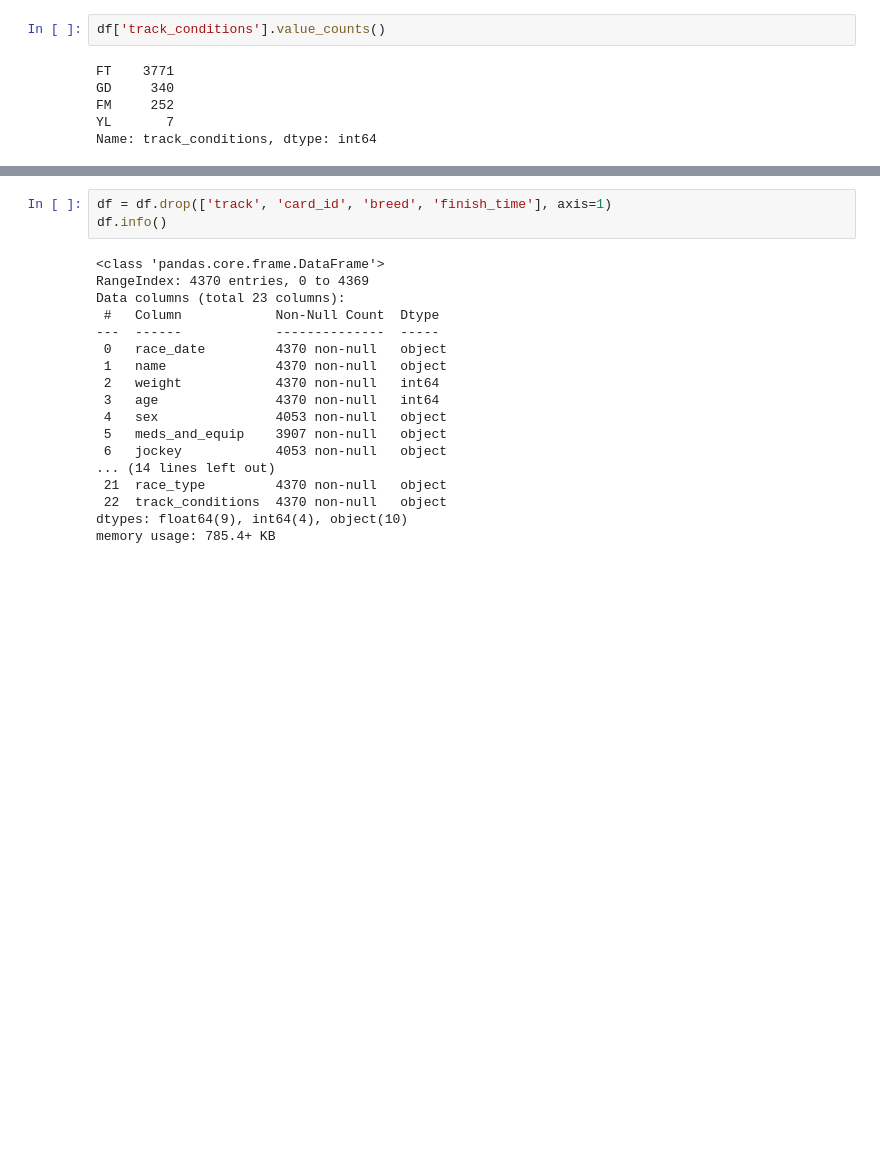
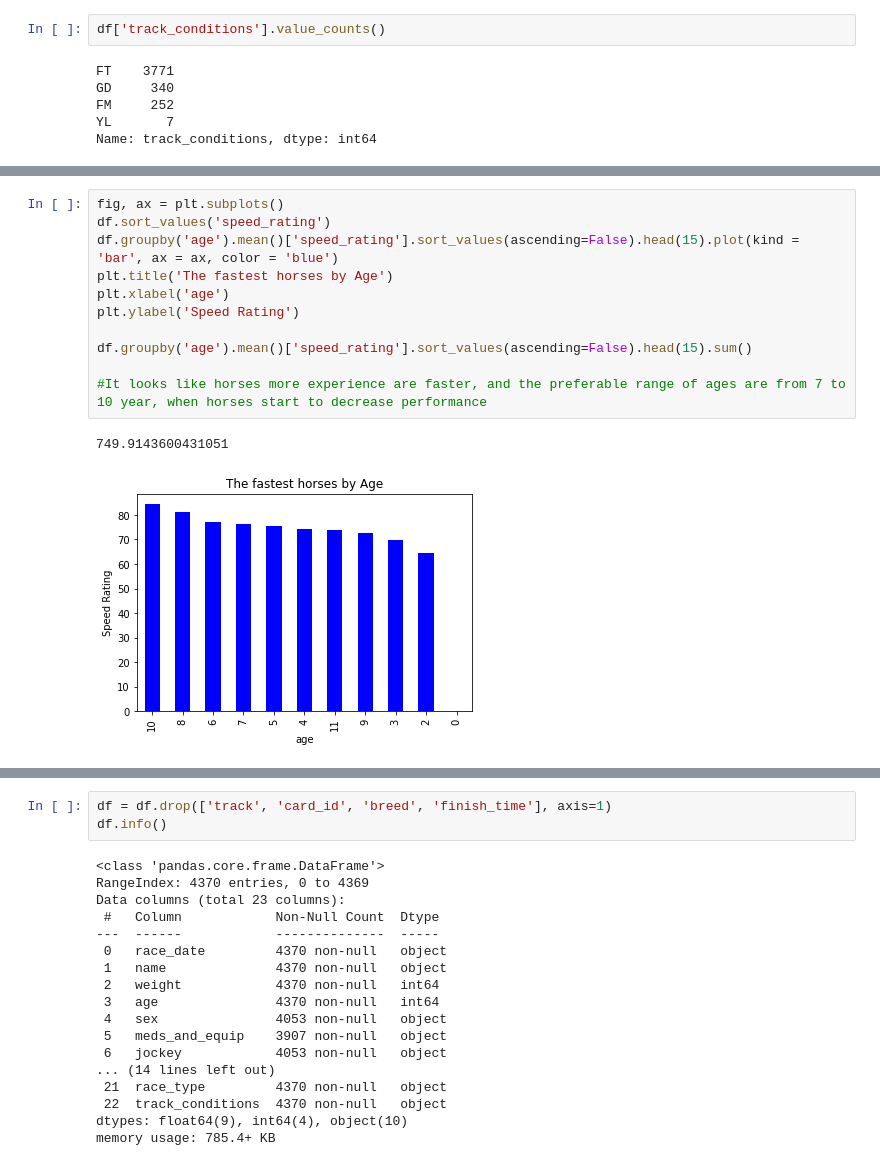
Before and after one commit to AI-at-GBC/Woodbine-Racetrack, a Jupyter notebook: Woodbine_project.ipynb, the cells around one changed output, grey strips where cells are left out. Cells and saved outputs as stored; diff of their text form; blank space fills up the shorter version.

```diff
--- a/Woodbine_project.ipynb
+++ b/Woodbine_project.ipynb
@@ -434,0 +472,14 @@ Name: track_conditions, dtype: int64
+# %%
+fig, ax = plt.subplots()
+df.sort_values('speed_rating')
+df.groupby('age').mean()['speed_rating'].sort_values(ascending=False).head(15).plot(kind = 'bar', ax = ax, color = 'blue')
+plt.title('The fastest horses by Age')
+plt.xlabel('age')
+plt.ylabel('Speed Rating')
+
+df.groupby('age').mean()['speed_rating'].sort_values(ascending=False).head(15).sum()
+
+#It looks like horses more experience are faster, and the preferable range of ages are from 7 to 10 year, when horses start to decrease performance
+# %% [output]
+749.9143600431051
+[figure, added]
```
Also changed, not shown: parts of 8 cells of this notebook.
